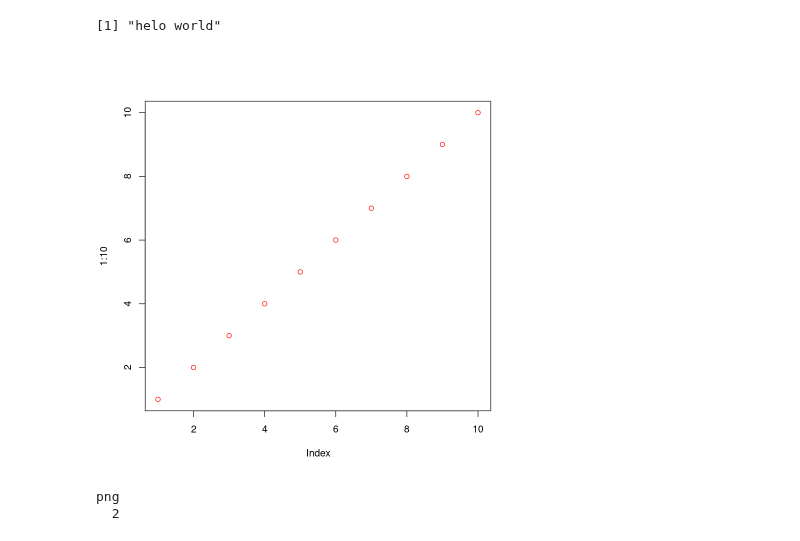
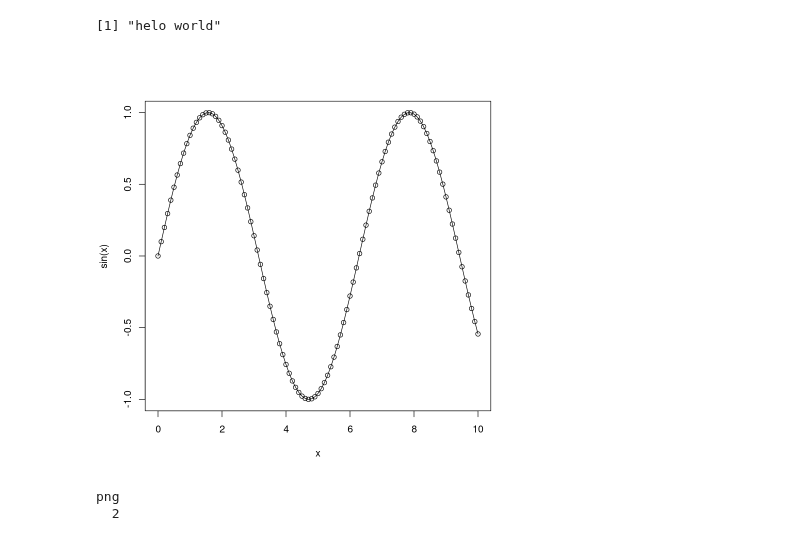
Before and after one commit to cherose2004/learning, a Jupyter notebook: R/test.ipynb, the cells around one changed output. Cells and saved outputs as stored; diff of their text form; code cells hidden in the pictures.

```diff
--- a/R/test.ipynb
+++ b/R/test.ipynb
@@ -3,9 +3,10 @@ print("helo world")
 # %% [output]
 [1] "helo world"
 # %%
-plot(1:10,col="red")
+x <- seq(0, 10, 0.1)
+plot(x,sin(x),type="o")
 # %% [output]
-[figure, old version]
+[figure, new version]
 # %%
 plot(cars$dist~cars$speed,#y~x，cars是R自带的数据
 main="Relationship between car distance & speed",#标题
```
Also changed, not shown: parts of 1 cell of this notebook, 2 other files.
